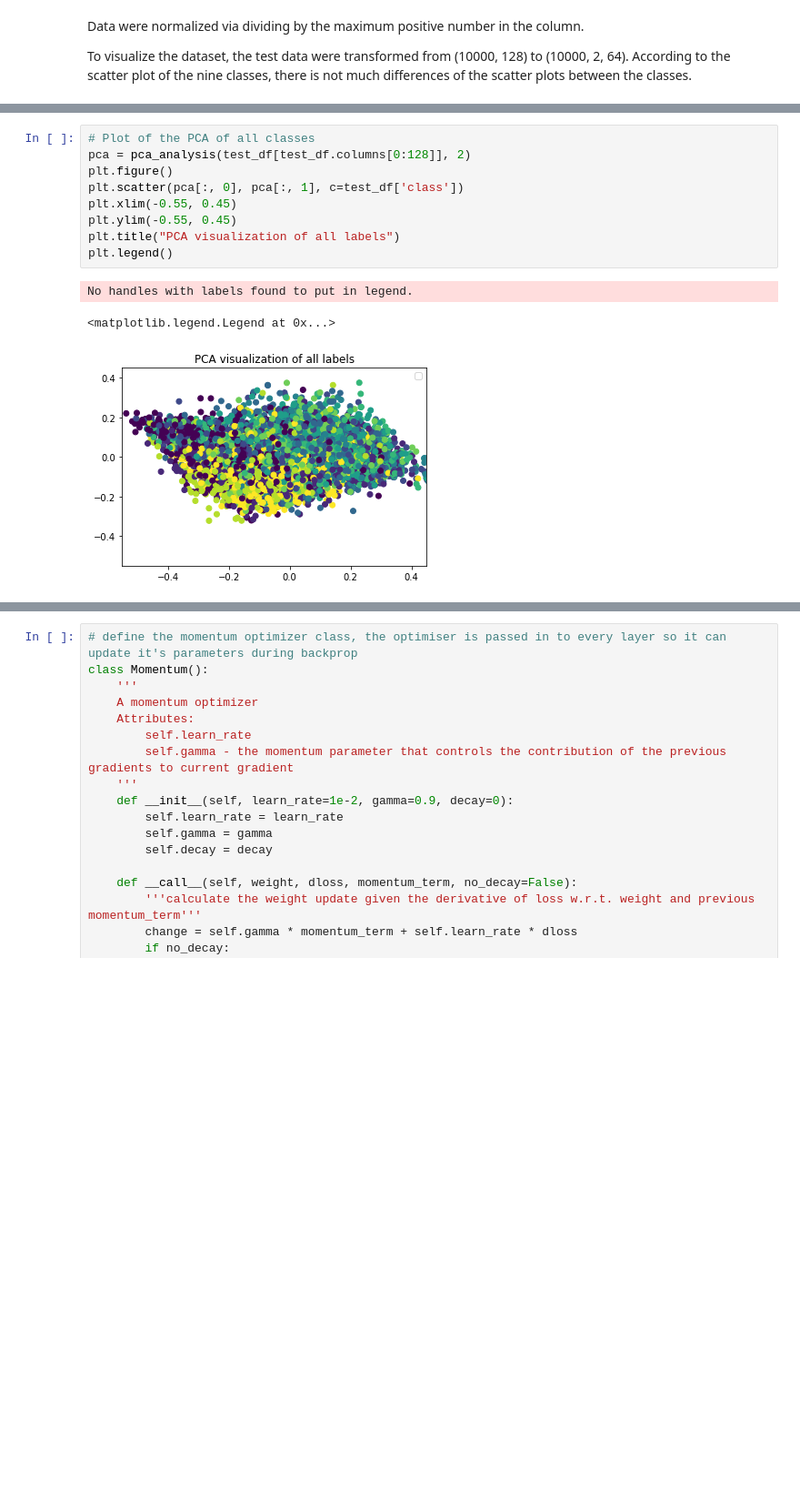
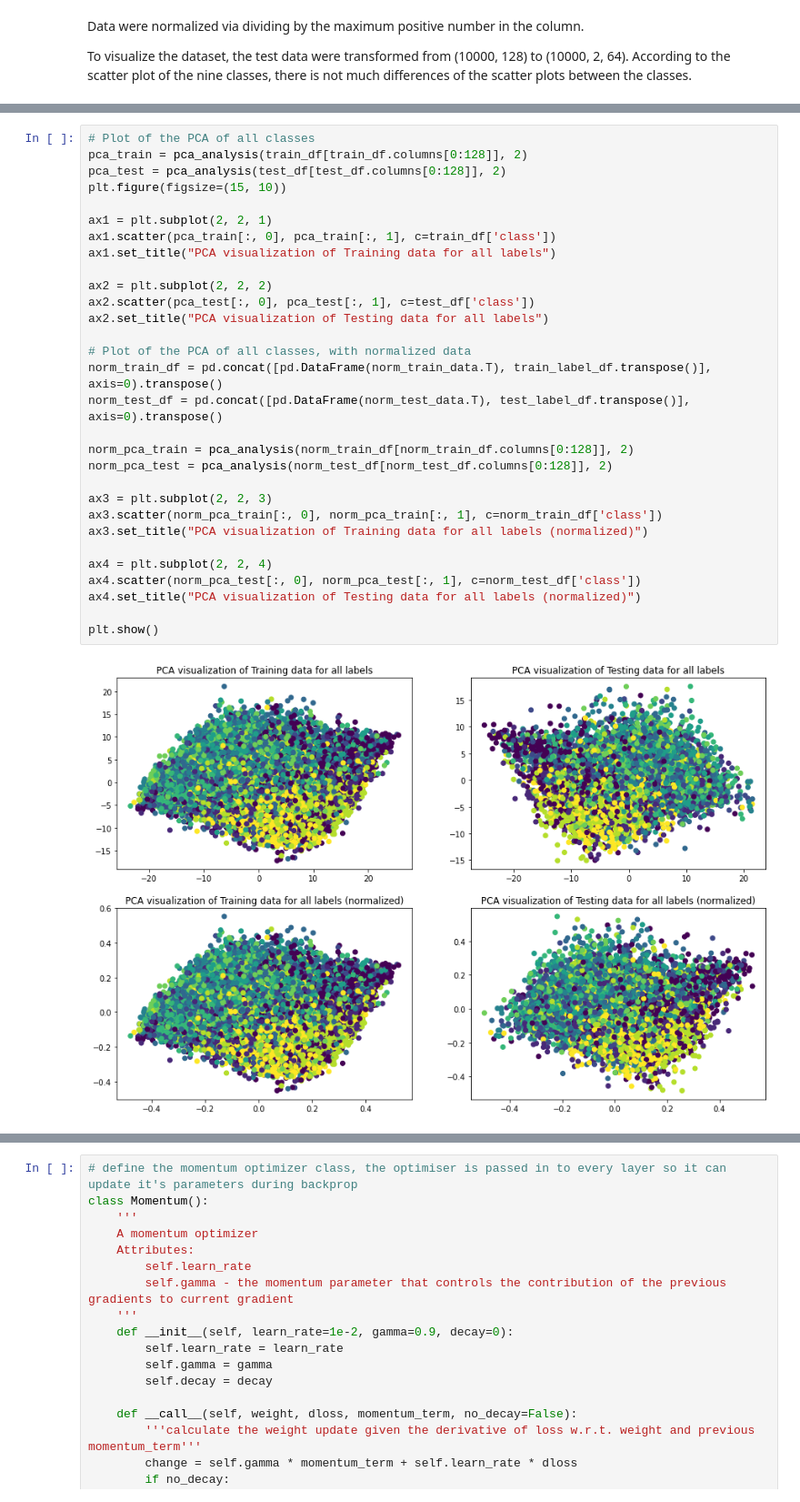
Before and after one commit to Wattsy2020/DeepLearningA1, a Jupyter notebook: Code.ipynb, the cells around one changed output, grey strips where cells are left out. Shown at 91% size. Drawn from its saved outputs; the diff is of its cells as text; blank space fills up the shorter version.

```diff
--- a/Code.ipynb
+++ b/Code.ipynb
@@ -140,19 +181,38 @@ def pca_analysis(input_dat, num_components):
     # calculate the projection matrix
     proj_matrix = eigenvectors[sorted_components[:num_components]]
     return np.dot(input_dat - dat_mean, proj_matrix.transpose())
-# %%
-# Plot of the PCA of all classes
-pca = pca_analysis(test_df[test_df.columns[0:128]], 2)
-plt.figure()
-plt.scatter(pca[:, 0], pca[:, 1], c=test_df['class'])
-plt.xlim(-0.55, 0.45)
-plt.ylim(-0.55, 0.45)
-plt.title("PCA visualization of all labels")
-plt.legend()
-# %% [output]
-No handles with labels found to put in legend.
-<matplotlib.legend.Legend at 0x...>
-[figure, removed]
+# %%
+# Plot of the PCA of all classes
+pca_train = pca_analysis(train_df[train_df.columns[0:128]], 2)
+pca_test = pca_analysis(test_df[test_df.columns[0:128]], 2)
+plt.figure(figsize=(15, 10))
+
+ax1 = plt.subplot(2, 2, 1)
+ax1.scatter(pca_train[:, 0], pca_train[:, 1], c=train_df['class'])
+ax1.set_title("PCA visualization of Training data for all labels")
+
+ax2 = plt.subplot(2, 2, 2)
+ax2.scatter(pca_test[:, 0], pca_test[:, 1], c=test_df['class'])
+ax2.set_title("PCA visualization of Testing data for all labels")
+
+# Plot of the PCA of all classes, with normalized data
+norm_train_df = pd.concat([pd.DataFrame(norm_train_data.T), train_label_df.transpose()], axis=0).transpose()
+norm_test_df = pd.concat([pd.DataFrame(norm_test_data.T), test_label_df.transpose()], axis=0).transpose()
+
+norm_pca_train = pca_analysis(norm_train_df[norm_train_df.columns[0:128]], 2)
+norm_pca_test = pca_analysis(norm_test_df[norm_test_df.columns[0:128]], 2)
+
+ax3 = plt.subplot(2, 2, 3)
+ax3.scatter(norm_pca_train[:, 0], norm_pca_train[:, 1], c=norm_train_df['class'])
+ax3.set_title("PCA visualization of Training data for all labels (normalized)")
+
+ax4 = plt.subplot(2, 2, 4)
+ax4.scatter(norm_pca_test[:, 0], norm_pca_test[:, 1], c=norm_test_df['class'])
+ax4.set_title("PCA visualization of Testing data for all labels (normalized)")
+
+plt.show()
+# %% [output]
+[figure, added]
 # %%
 # Plot of individual classes with the same PCA and equal chart scale
 for num in [0.0, 1.0, 2.0, 3.0, 4.0, 5.0, 6.0, 7.0, 8.0, 9.0]:
```
Also changed, not shown: parts of 97 cells of this notebook.
